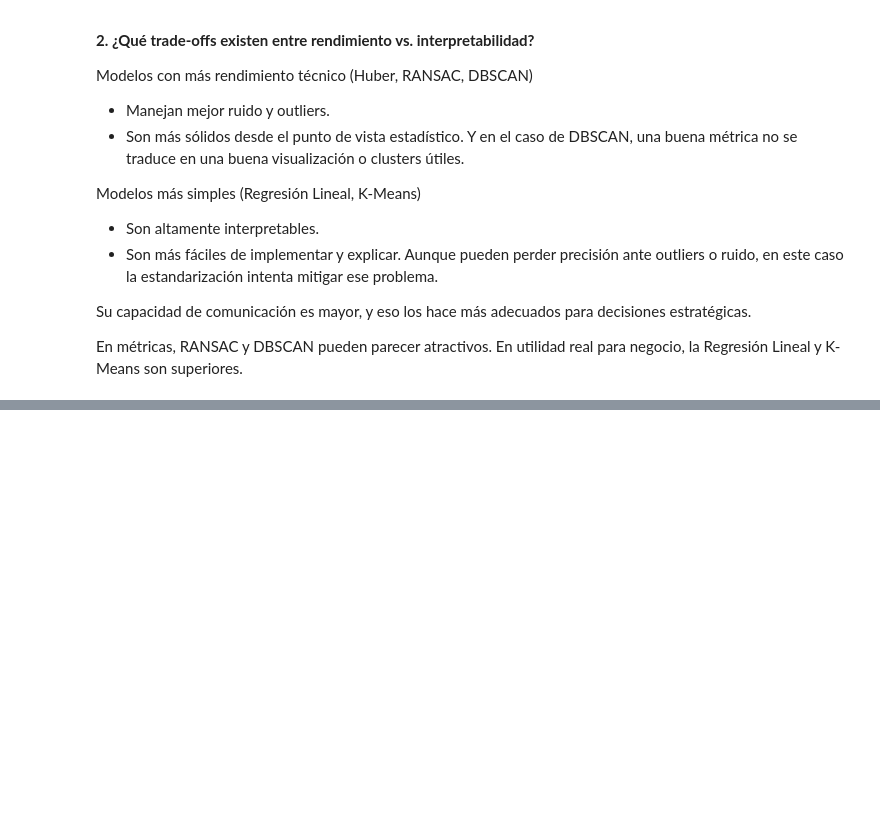
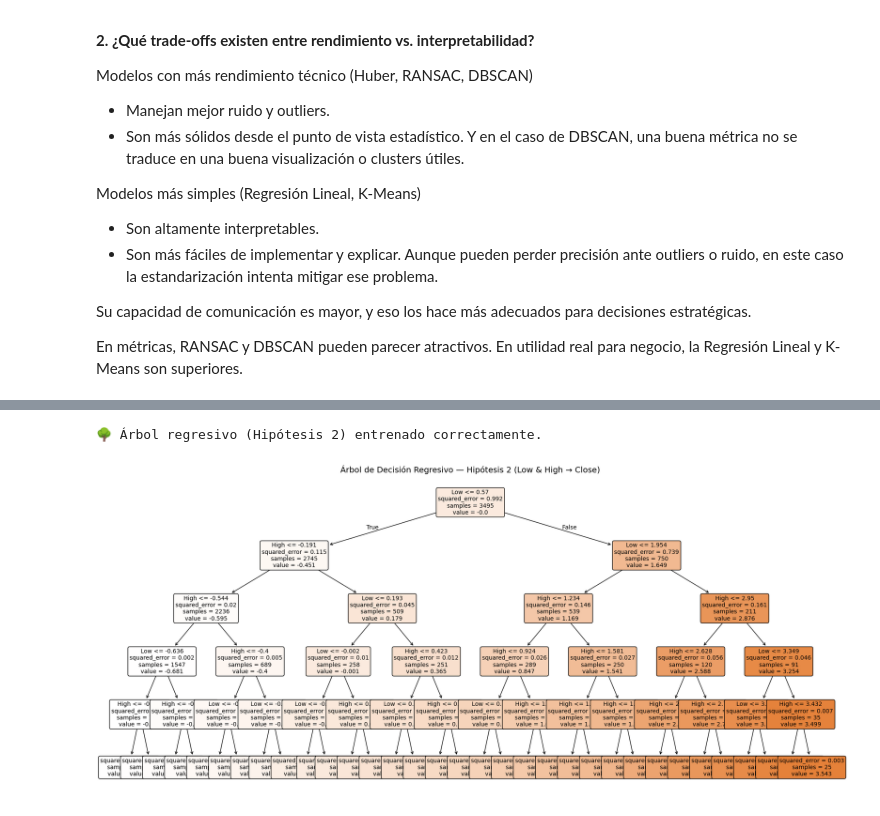
Before and after one commit to AlexandreKc/SUMATIVA2_IDN, a Jupyter notebook: notebook/BI_T3_SebastianCarrera.ipynb, the cells around one changed output, grey strips where cells are left out. Saved outputs shown, nothing was run; the diff lists cells and outputs as text; code cells hidden in the pictures; blank space fills up the shorter version.

```diff
--- a/notebook/BI_T3_SebastianCarrera.ipynb
+++ b/notebook/BI_T3_SebastianCarrera.ipynb
@@ -441,0 +531,9 @@ En utilidad real para negocio, la Regresión Lineal y K-Means son superiores.
+# %%
+# Train/Test para Hipótesis 2
+
+X2 = btc_scaled_loaded[["Low", "High"]]
+y2 = btc_scaled_loaded["Close"]
+
+X2_train, X2_test, y2_train, y2_test = train_test_split(
+    X2, y2, test_size=0.30, random_state=42
+)
@@ -441,0 +622,32 @@ En utilidad real para negocio, la Regresión Lineal y K-Means son superiores.
+# %%
+# Modelo para Hipótesis 2
+
+from sklearn.tree import DecisionTreeRegressor
+
+# Modelo para Hipótesis 2
+tree_h2 = DecisionTreeRegressor(
+    max_depth=5,
+    min_samples_split=12,
+    min_samples_leaf=6,
+    random_state=42
+)
+
+# Entrenar
+tree_h2.fit(X2_train, y2_train)
+
+print("🌳 Árbol regresivo (Hipótesis 2) entrenado correctamente.")
+
+
+plt.figure(figsize=(22, 10))
+plot_tree(
+    tree_h2,
+    feature_names=["Low", "High"],
+    filled=True,
+    rounded=True,
+    fontsize=10
+)
+plt.title("Árbol de Decisión Regresivo — Hipótesis 2 (Low & High → Close)", fontsize=14)
+plt.show()
+# %% [output]
+🌳 Árbol regresivo (Hipótesis 2) entrenado correctamente.
+[figure, added]
```
Also changed, not shown: parts of 17 cells of this notebook.
